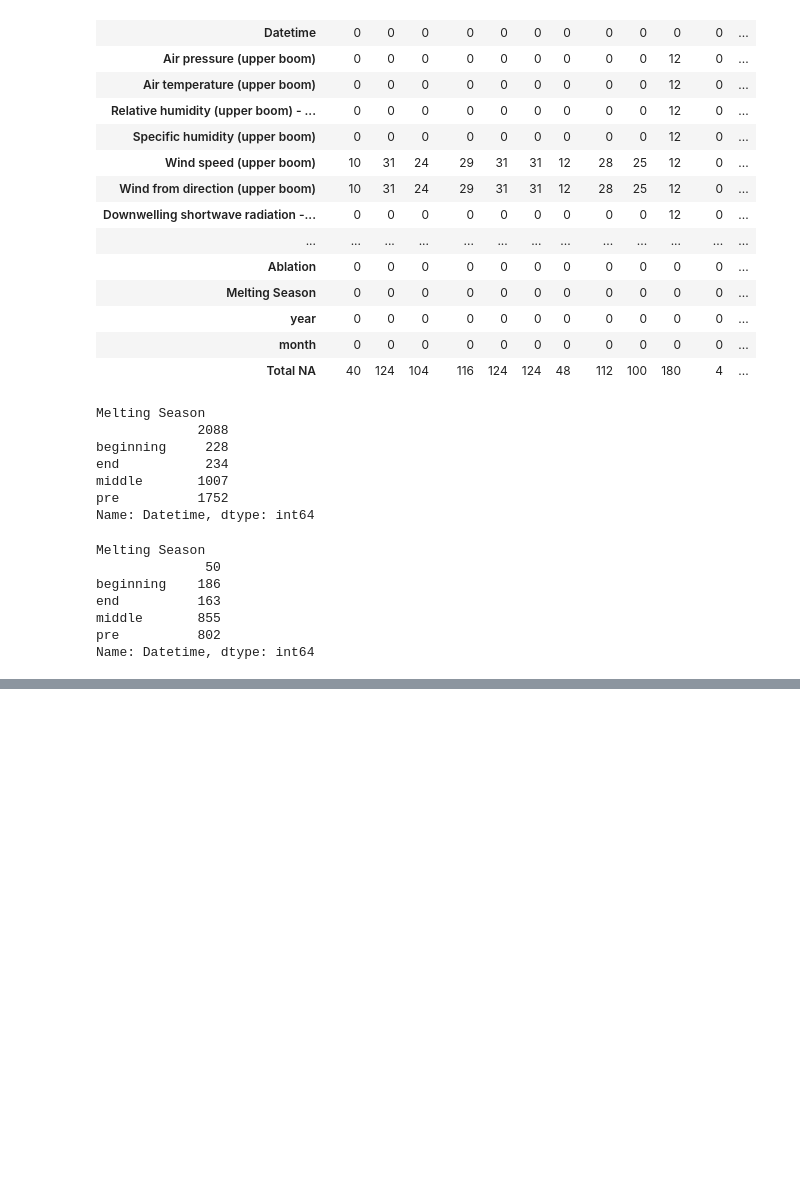
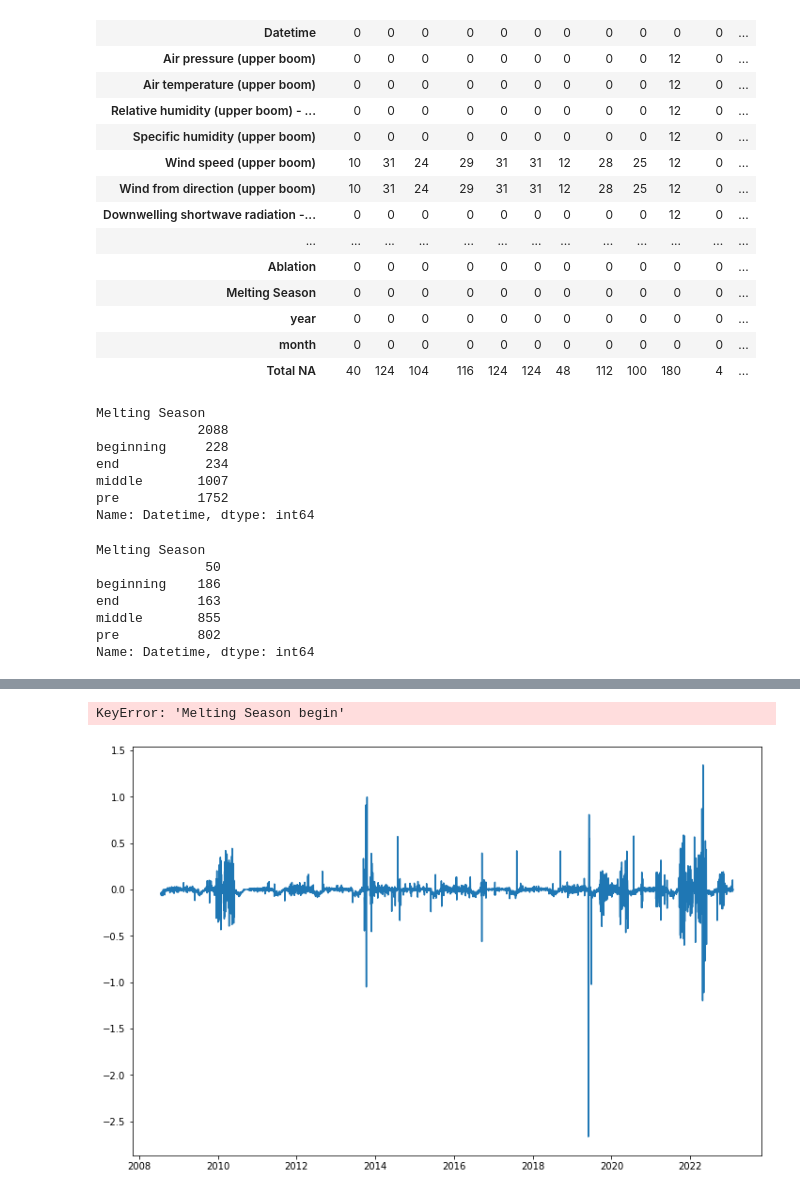
Before and after one commit to markbjerre/GEUS-Master-Thesis, a Jupyter notebook: scripts/SMB_Ablation_Plots.ipynb, the cells around one changed output, grey strips where cells are left out. Cells and saved outputs as stored; diff of their text form; code cells hidden in the pictures; blank space fills up the shorter version.

```diff
--- a/scripts/SMB_Ablation_Plots.ipynb
+++ b/scripts/SMB_Ablation_Plots.ipynb
@@ -228,0 +226,28 @@ for i in station:
+# %%
+import matplotlib.pyplot as plt
+import pandas as pd
+
+# filter the dataframe to only include rows where ablation occurred
+ablation_df = df[df['Ablation'] == True]
+
+# create a line plot for each station, highlighting the periods of ablation
+fig, ax = plt.subplots(figsize=(12,8))
+
+for stid in ablation_df['stid'].unique():
+    station_df = df[df['stid'] == stid]
+    ax.plot(station_df['Datetime'], station_df['Surface height from combined measurements DELTA'], label=stid)
+    for _, row in ablation_df[ablation_df['stid'] == stid].iterrows():
+        ax.axvspan(row['Melting Season begin'], row['Melting Season end'], alpha=0.2, color='orange')
+        ax.axvline(row['Melting Season begin'], color='orange', linestyle='--')
+        ax.axvline(row['Melting Season end'], color='orange', linestyle='--')
+
+# set plot title, axis labels and legend
+ax.set_title('Surface height from combined measurements Delta during ablation periods')
+ax.set_xlabel('Date')
+ax.set_ylabel('Surface height from combined measurements Delta')
+ax.legend()
+
+plt.show()
+# %% [output]
+KeyError: 'Melting Season begin'
+[figure, added]
```
Also changed, not shown: parts of 13 cells of this notebook, 4 other files.
